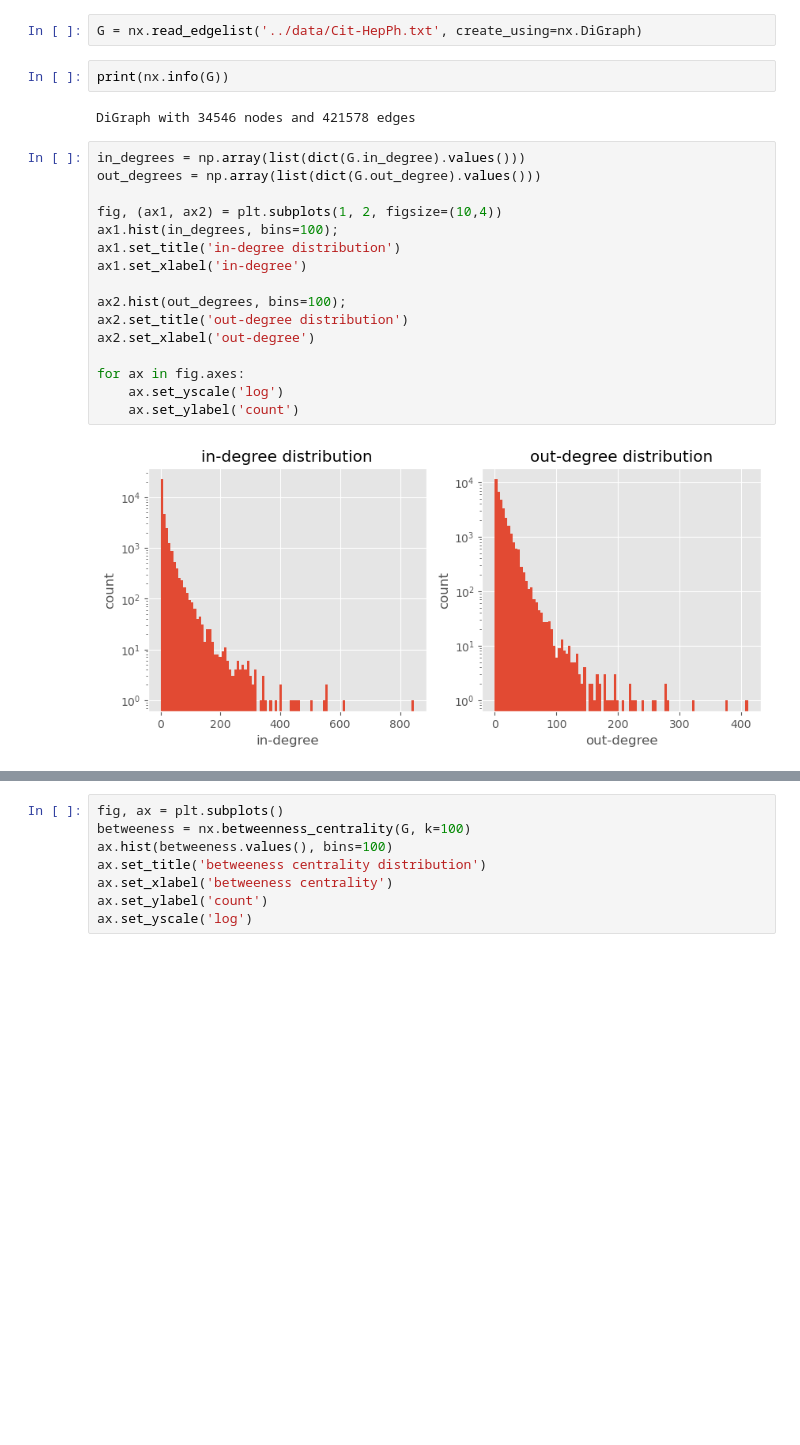
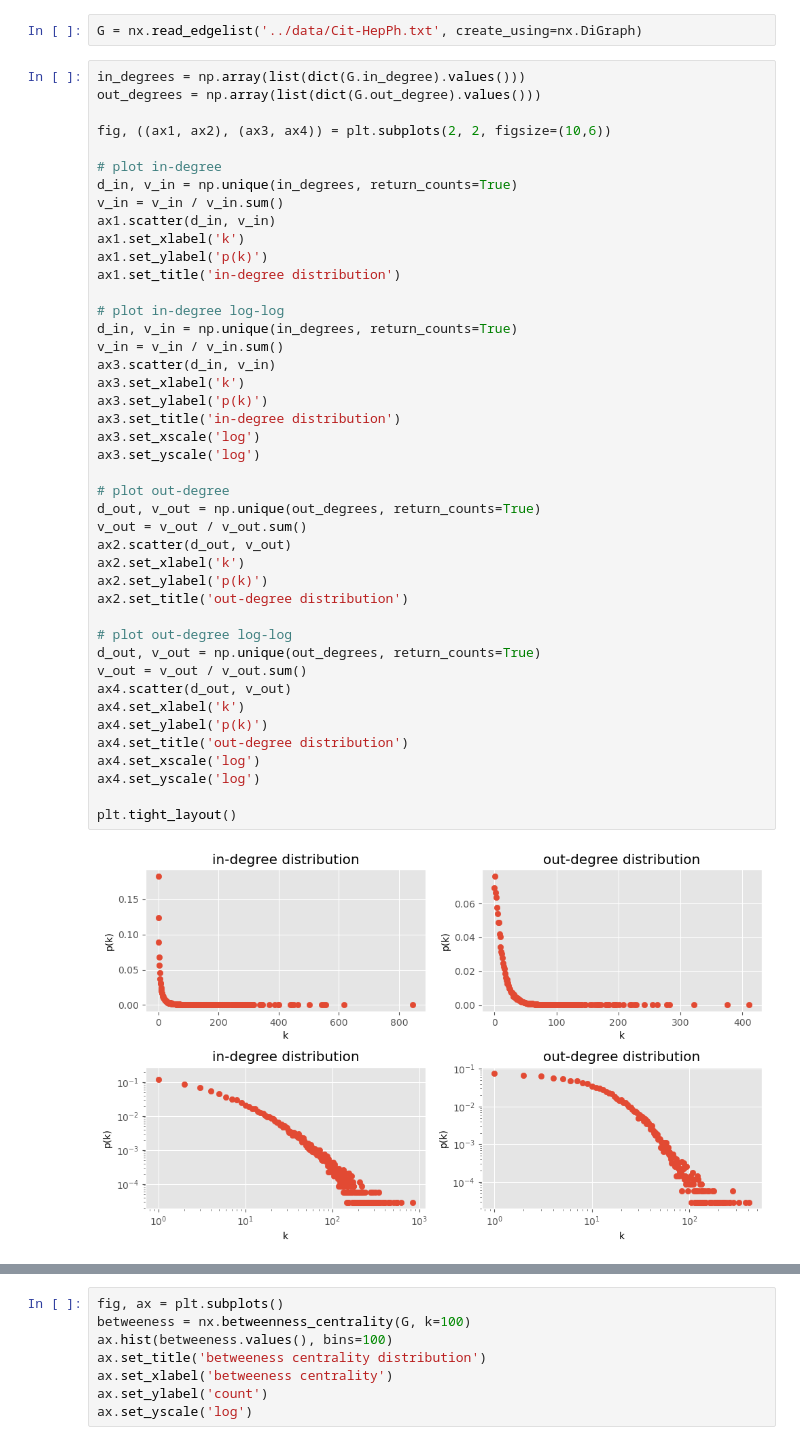
Before and after one commit to Marcus-Friis/research-project, a Jupyter notebook: notebooks/dataanalysis.ipynb, the cells around one changed output, grey strips where cells are left out. Cells and saved outputs as stored; diff of their text form; blank space fills up the shorter version.

Commit message:
better degree distributions

```diff
--- a/notebooks/dataanalysis.ipynb
+++ b/notebooks/dataanalysis.ipynb
@@ -7,25 +7,48 @@ import seaborn as sns
 plt.style.use('ggplot')
 # %%
 G = nx.read_edgelist('../data/Cit-HepPh.txt', create_using=nx.DiGraph)
-# %%
-print(nx.info(G))
-# %% [output]
-DiGraph with 34546 nodes and 421578 edges
-# %%
-in_degrees = np.array(list(dict(G.in_degree).values()))
-out_degrees = np.array(list(dict(G.out_degree).values()))
-
-fig, (ax1, ax2) = plt.subplots(1, 2, figsize=(10,4))
-ax1.hist(in_degrees, bins=100);
-ax1.set_title('in-degree distribution')
-ax1.set_xlabel('in-degree')
-
-ax2.hist(out_degrees, bins=100);
-ax2.set_title('out-degree distribution')
-ax2.set_xlabel('out-degree')
-
-for ax in fig.axes:
-    ax.set_yscale('log')
-    ax.set_ylabel('count')
-# %% [output]
-[figure, removed]
+# %%
+in_degrees = np.array(list(dict(G.in_degree).values()))
+out_degrees = np.array(list(dict(G.out_degree).values()))
+
+fig, ((ax1, ax2), (ax3, ax4)) = plt.subplots(2, 2, figsize=(10,6))
+
+# plot in-degree
+d_in, v_in = np.unique(in_degrees, return_counts=True)
+v_in = v_in / v_in.sum()
+ax1.scatter(d_in, v_in)
+ax1.set_xlabel('k')
+ax1.set_ylabel('p(k)')
+ax1.set_title('in-degree distribution')
+
+# plot in-degree log-log
+d_in, v_in = np.unique(in_degrees, return_counts=True)
+v_in = v_in / v_in.sum()
+ax3.scatter(d_in, v_in)
+ax3.set_xlabel('k')
+ax3.set_ylabel('p(k)')
+ax3.set_title('in-degree distribution')
+ax3.set_xscale('log')
+ax3.set_yscale('log')
+
+# plot out-degree
+d_out, v_out = np.unique(out_degrees, return_counts=True)
+v_out = v_out / v_out.sum()
+ax2.scatter(d_out, v_out)
+ax2.set_xlabel('k')
+ax2.set_ylabel('p(k)')
+ax2.set_title('out-degree distribution')
+
+# plot out-degree log-log
+d_out, v_out = np.unique(out_degrees, return_counts=True)
+v_out = v_out / v_out.sum()
+ax4.scatter(d_out, v_out)
+ax4.set_xlabel('k')
+ax4.set_ylabel('p(k)')
+ax4.set_title('out-degree distribution')
+ax4.set_xscale('log')
+ax4.set_yscale('log')
+
+plt.tight_layout()
+# %% [output]
+[figure, added]
```
Also changed, not shown: parts of 1 cell of this notebook.
